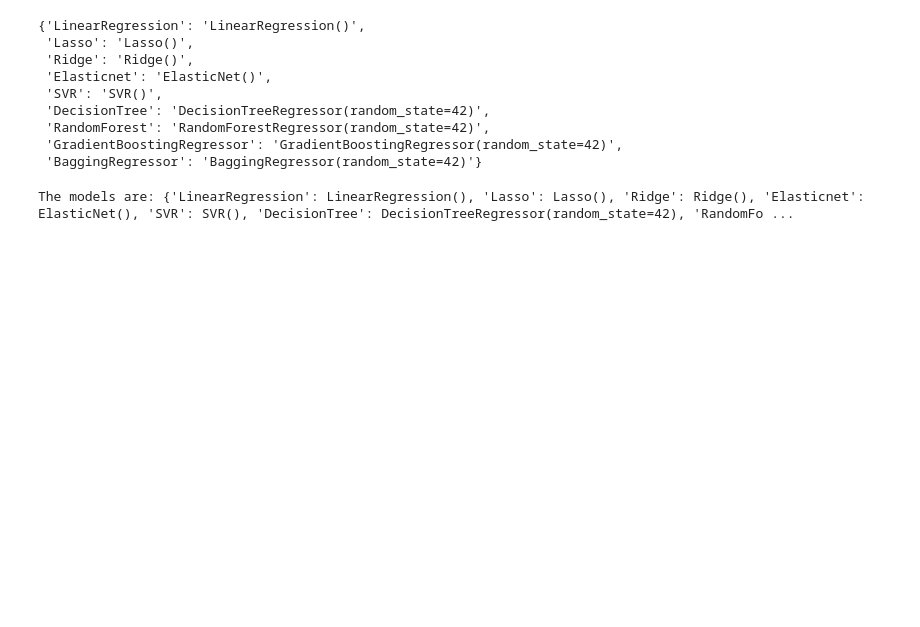
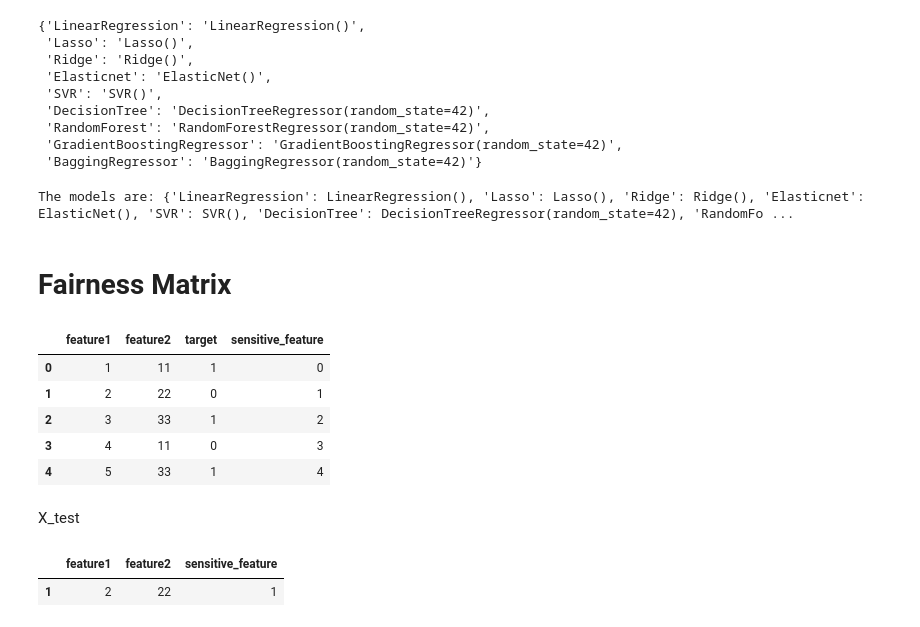
Before and after one commit to Abhishek-Dutta-Deloitte/Generalized_Model, a Jupyter notebook: notebook/demo.ipynb, the cells around one changed output. Saved outputs shown, nothing was run; the diff lists cells and outputs as text; code cells hidden in the pictures; blank space fills up the shorter version.

```diff
--- a/notebook/demo.ipynb
+++ b/notebook/demo.ipynb
@@ -228,3 +228,5 @@ models = {key: eval(value) for key, value in data_model.items()}
 print("The models are:", models)
 # %% [output]
 The models are: {'LinearRegression': LinearRegression(), 'Lasso': Lasso(), 'Ridge': Ridge(), 'Elasticnet': ElasticNet(), 'SVR': SVR(), 'DecisionTree': DecisionTreeRegressor(random_state=42), 'RandomFo ...
+# %% [markdown]
+# Fairness Matrix
@@ -230,0 +238,19 @@ The models are: {'LinearRegression': LinearRegression(), 'Lasso': Lasso(), 'Ridg
+# %%
+
+
+# Sample data (replace with your data)
+data = pd.DataFrame({
+  "feature1": [1, 2, 3, 4, 5],
+  "feature2": [11,22,33,11,33],
+  "target": [1, 0, 1, 0, 1],
+  "sensitive_feature": [0,1,2,3,4]
+})
+
+data
+# %% [output]
+|  | feature1 | feature2 | target | sensitive_feature |
+| 0 | 1 | 11 | 1 | 0 |
+| 1 | 2 | 22 | 0 | 1 |
+| 2 | 3 | 33 | 1 | 2 |
+| 3 | 4 | 11 | 0 | 3 |
+| 4 | 5 | 33 | 1 | 4 |
@@ -230,0 +264,7 @@ The models are: {'LinearRegression': LinearRegression(), 'Lasso': Lasso(), 'Ridg
+# %% [markdown]
+X_test
+# %%
+X_test
+# %% [output]
+|  | feature1 | feature2 | sensitive_feature |
+| 1 | 2 | 22 | 1 |
```
Also changed, not shown: parts of 44 cells of this notebook, 6 other files.
